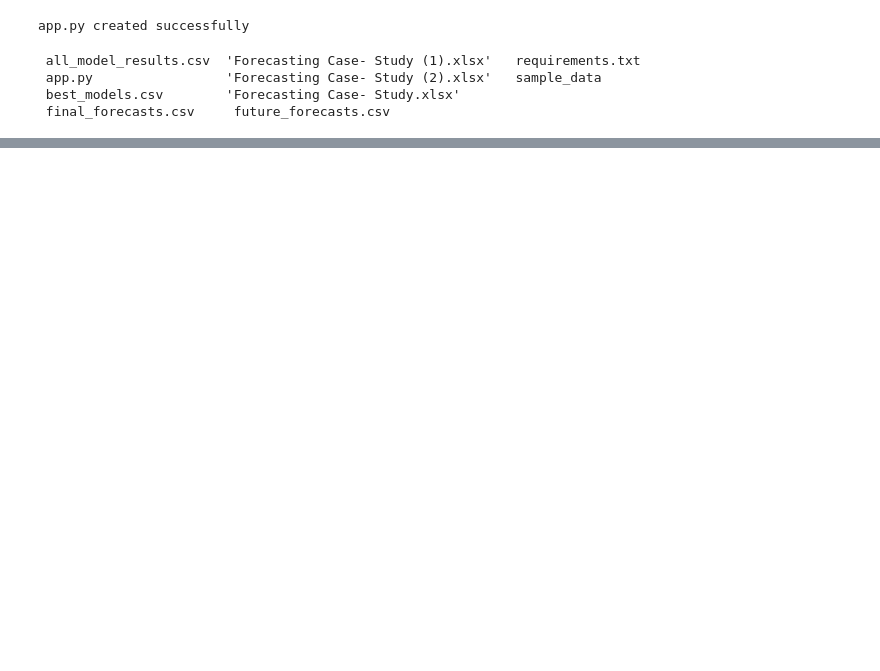
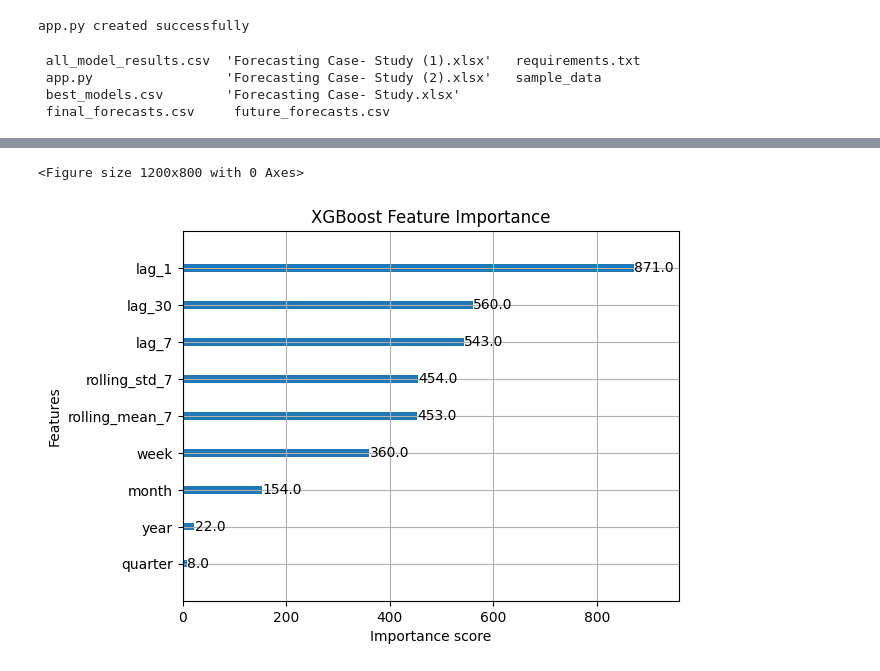
Before and after one commit to Kiranbr01/Forecast-Project, a Jupyter notebook: notebooks/Forecast_Assesment.ipynb, the cells around one changed output, grey strips where cells are left out. Cells and saved outputs as stored; diff of their text form; code cells hidden in the pictures; blank space fills up the shorter version.

```diff
--- a/notebooks/Forecast_Assesment.ipynb
+++ b/notebooks/Forecast_Assesment.ipynb
@@ -1701,0 +1784,19 @@ app.py created successfully
+# %%
+from xgboost import plot_importance
+
+state = list(xgb_models.keys())[0]
+
+model = xgb_models[state]
+
+plt.figure(figsize=(12,8))
+
+plot_importance(model)
+
+plt.title(
+    'XGBoost Feature Importance'
+)
+
+plt.show()
+# %% [output]
+<Figure size 1200x800 with 0 Axes>
+[figure, added]
```
Also changed, not shown: parts of 7 cells of this notebook.
